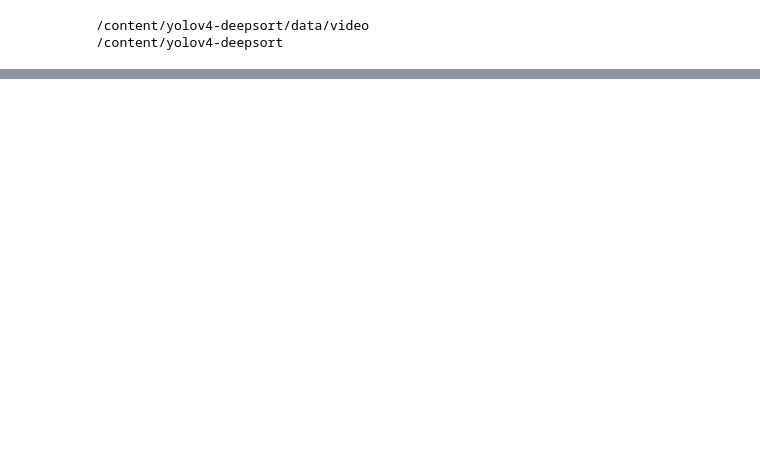
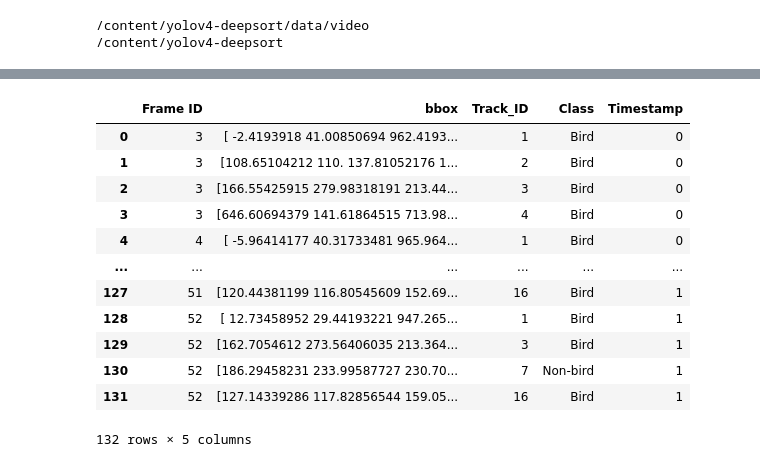
Before and after one commit to SikanderBinMukaram/Object-Detection-Tracking-Yolo-DeepSort, a Jupyter notebook: Bird_detection,tracking&recognition.ipynb, the cells around one changed output, grey strips where cells are left out. Cells and saved outputs as stored; diff of their text form; code cells hidden in the pictures; blank space fills up the shorter version.

```diff
--- a/Bird_detection,tracking&recognition.ipynb
+++ b/Bird_detection,tracking&recognition.ipynb
@@ -101,0 +141,19 @@ drive.mount('/content/drive')
+# %%
+import pandas as pd
+
+df = pd.read_csv('BirdsData.csv')
+df
+# %% [output]
+|  | Frame ID | bbox | Track_ID | Class | Timestamp |
+| 0 | 3 | [ -2.4193918 41.00850694 962.4193... | 1 | Bird | 0 |
+| 1 | 3 | [108.65104212 110. 137.81052176 1... | 2 | Bird | 0 |
+| 2 | 3 | [166.55425915 279.98318191 213.44... | 3 | Bird | 0 |
+| 3 | 3 | [646.60694379 141.61864515 713.98... | 4 | Bird | 0 |
+| 4 | 4 | [ -5.96414177 40.31733481 965.964... | 1 | Bird | 0 |
+| ... | ... | ... | ... | ... | ... |
+| 127 | 51 | [120.44381199 116.80545609 152.69... | 16 | Bird | 1 |
+| 128 | 52 | [ 12.73458952 29.44193221 947.265... | 1 | Bird | 1 |
+| 129 | 52 | [162.7054612 273.56406035 213.364... | 3 | Bird | 1 |
+| 130 | 52 | [186.29458231 233.99587727 230.70... | 7 | Non-bird | 1 |
+| 131 | 52 | [127.14339286 117.82856544 159.05... | 16 | Bird | 1 |
+132 rows × 5 columns
```
Also changed, not shown: parts of 11 cells of this notebook.
